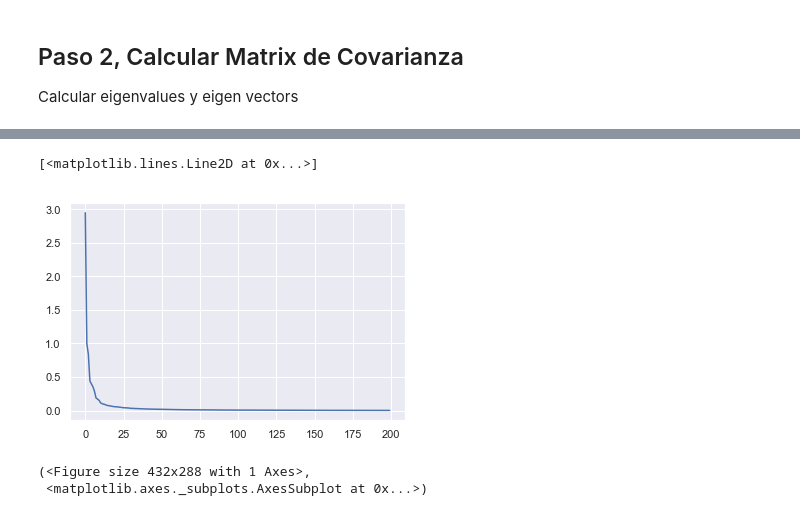
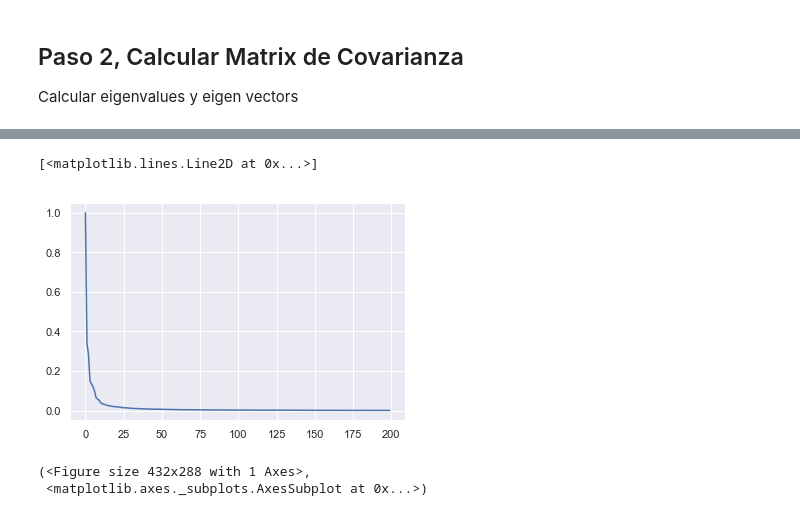
Before and after one commit to jdramirez/UCO_ML_AI, a Jupyter notebook: src/notebook/PCA.ipynb, the cells around one changed output, grey strips where cells are left out. Saved outputs shown, nothing was run; the diff lists cells and outputs as text; code cells hidden in the pictures.

```diff
--- a/src/notebook/PCA.ipynb
+++ b/src/notebook/PCA.ipynb
@@ -223,10 +223,10 @@ array([6.69756608e+06, 2.27029898e+06, 1.90846502e+06, 1.00629367e+06,
        4.74861596e+03, 4.68981652e+03, 4.61331267e+03, 4.57276919e+03])
 # %%
 # Se puede ver como los primeras componentes contienen mas informacion
-plt.plot(range(0,200), eigen_values/eigen_values[1])
+plt.plot(range(0,200), eigen_values/eigen_values[0])
 # %% [output]
 [<matplotlib.lines.Line2D at 0x...>]
-[figure, old version]
+[figure, new version]
 # %%
 plot_1_images(X[1])
 # %% [output]
```
Also changed, not shown: parts of 1 cell of this notebook, 1 other file.
